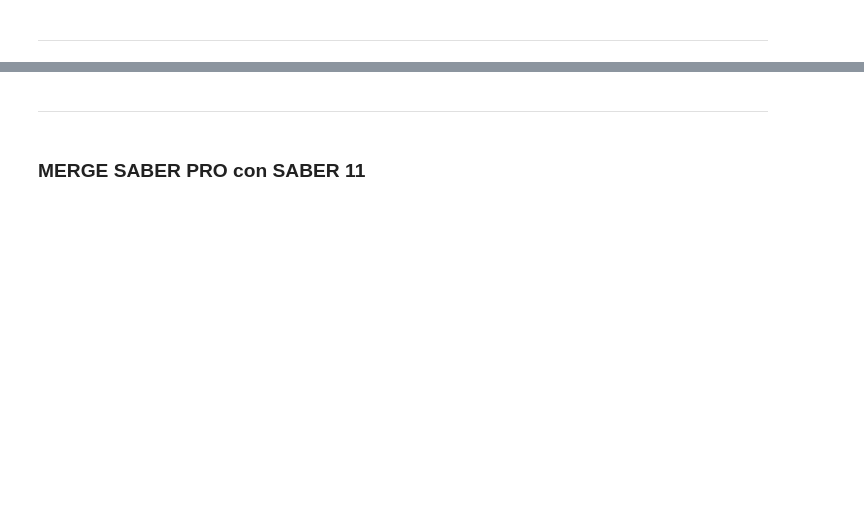
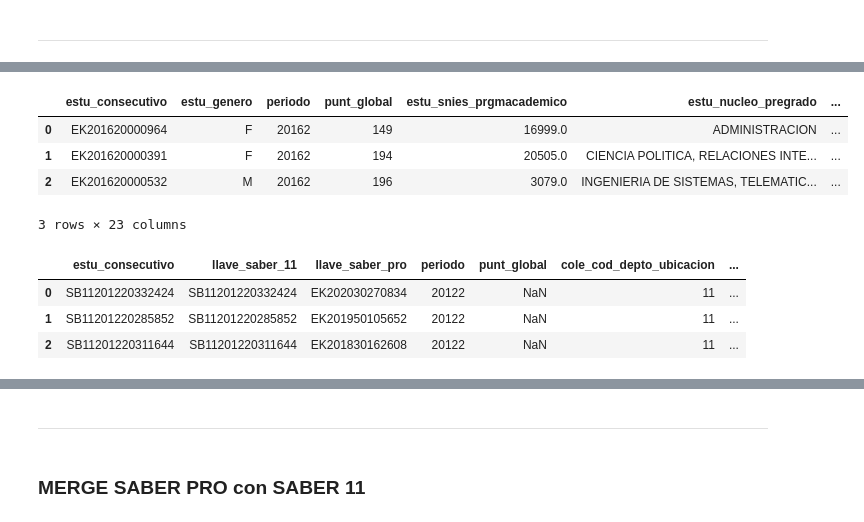
Before and after one commit to MaxgAtenea/ICFES, a Jupyter notebook: src/procesamiento_bases.ipynb, the cells around one changed output, grey strips where cells are left out. Drawn from its saved outputs; the diff is of its cells as text; code cells hidden in the pictures; blank space fills up the shorter version.

```diff
--- a/src/procesamiento_bases.ipynb
+++ b/src/procesamiento_bases.ipynb
@@ -183,3 +294,18 @@ sbpro = pd.read_csv("../data/SABERPRO_cleaned/base_sbpro.csv")
+# %%
+sbpro.head(3)
+# %% [output]
+|  | estu_consecutivo | estu_genero | periodo | punt_global | estu_snies_prgmacademico | estu_nucleo_pregrado | ... |
+| 0 | EK201620000964 | F | 20162 | 149 | 16999.0 | ADMINISTRACION | ... |
+| 1 | EK201620000391 | F | 20162 | 194 | 20505.0 | CIENCIA POLITICA, RELACIONES INTE... | ... |
+| 2 | EK201620000532 | M | 20162 | 196 | 3079.0 | INGENIERIA DE SISTEMAS, TELEMATIC... | ... |
+3 rows × 23 columns
+# %%
+sb11.head(3)
+# %% [output]
+|  | estu_consecutivo | llave_saber_11 | llave_saber_pro | periodo | punt_global | cole_cod_depto_ubicacion | ... |
+| 0 | SB11201220332424 | SB11201220332424 | EK202030270834 | 20122 | NaN | 11 | ... |
+| 1 | SB11201220285852 | SB11201220285852 | EK201950105652 | 20122 | NaN | 11 | ... |
+| 2 | SB11201220311644 | SB11201220311644 | EK201830162608 | 20122 | NaN | 11 | ... |
 # %%
 num_duplicates = sbpro['estu_consecutivo'].duplicated().sum()
 num_obs = sbpro.periodo.count()
```
Also changed, not shown: parts of 36 cells of this notebook, 2 other files.
